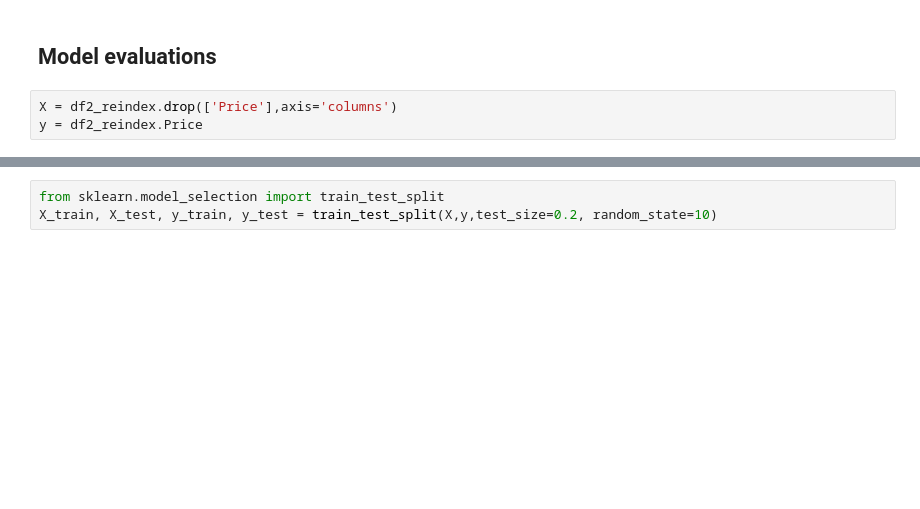
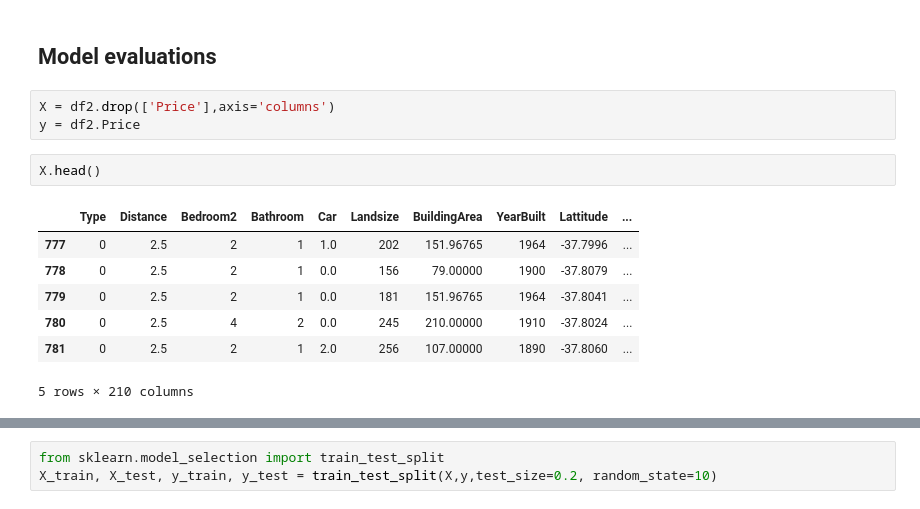
Before and after one commit to tomadonna1/Melbourne-housing, a Jupyter notebook: models/Step 2 - Model building/final.ipynb, the cells around one changed output, grey strips where cells are left out. Saved outputs shown, nothing was run; the diff lists cells and outputs as text; blank space fills up the shorter version.

```diff
--- a/models/Step 2 - Model building/final.ipynb
+++ b/models/Step 2 - Model building/final.ipynb
@@ -130,8 +138,18 @@ df2_reindex.head(2)
 # %% [markdown]
 ## Model evaluations
 # %%
-X = df2_reindex.drop(['Price'],axis='columns')
-y = df2_reindex.Price
+X = df2.drop(['Price'],axis='columns')
+y = df2.Price
+# %%
+X.head()
+# %% [output]
+|  | Type | Distance | Bedroom2 | Bathroom | Car | Landsize | BuildingArea | YearBuilt | Lattitude | ... |
+| 777 | 0 | 2.5 | 2 | 1 | 1.0 | 202 | 151.96765 | 1964 | -37.7996 | ... |
+| 778 | 0 | 2.5 | 2 | 1 | 0.0 | 156 | 79.00000 | 1900 | -37.8079 | ... |
+| 779 | 0 | 2.5 | 2 | 1 | 0.0 | 181 | 151.96765 | 1964 | -37.8041 | ... |
+| 780 | 0 | 2.5 | 4 | 2 | 0.0 | 245 | 210.00000 | 1910 | -37.8024 | ... |
+| 781 | 0 | 2.5 | 2 | 1 | 2.0 | 256 | 107.00000 | 1890 | -37.8060 | ... |
+5 rows × 210 columns
 # %%
 from sklearn.model_selection import GridSearchCV
 from sklearn.model_selection import ShuffleSplit
```
Also changed, not shown: parts of 48 cells of this notebook, 11 other files.
